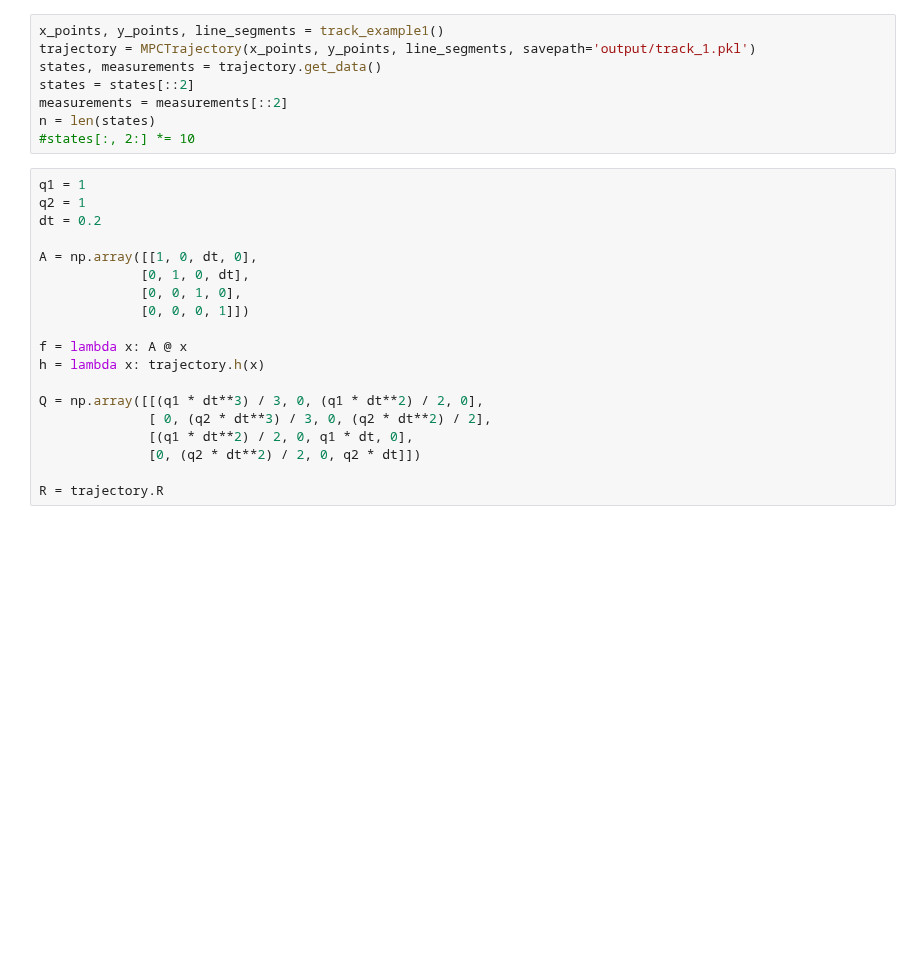
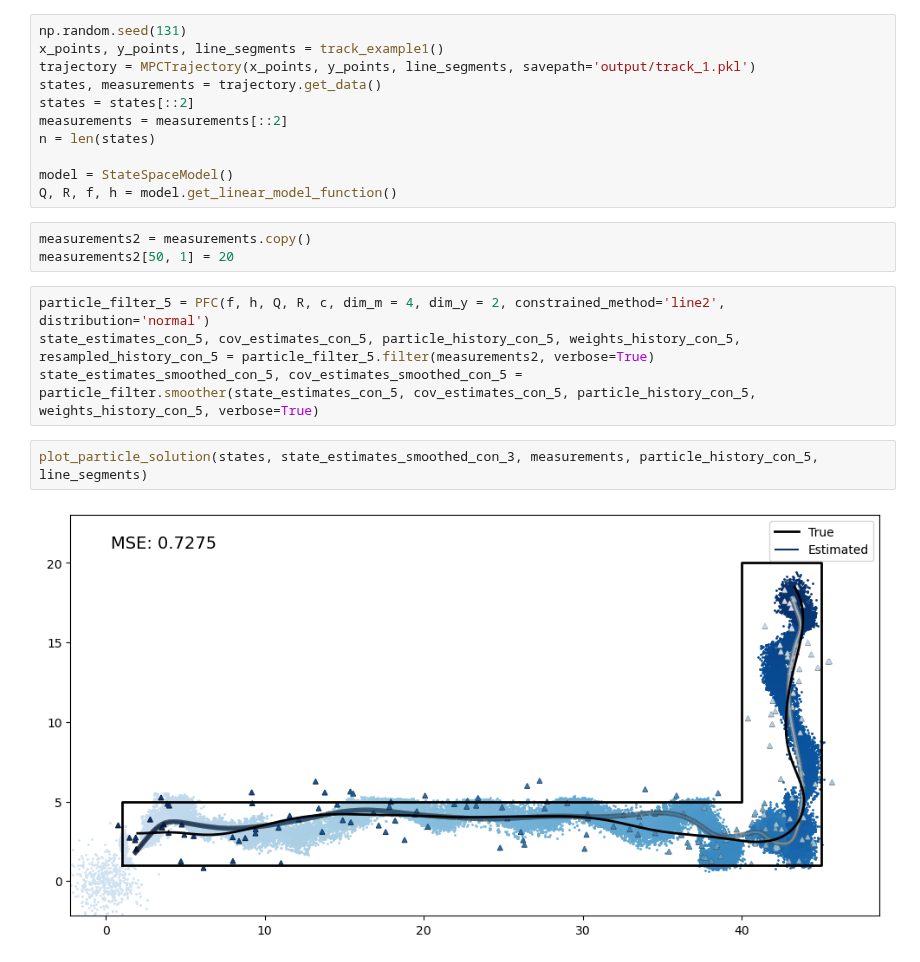
Before and after one commit to AndersGMadsen/bayesian-state-space-models, a Jupyter notebook: constrained_particle.ipynb, the cells around one changed output. Drawn from its saved outputs; the diff is of its cells as text; blank space fills up the shorter version.

```diff
--- a/constrained_particle.ipynb
+++ b/constrained_particle.ipynb
@@ -328,27 +9,22 @@ class PF_CONSTRAINED:
 # %%
+np.random.seed(131)
 x_points, y_points, line_segments = track_example1()
 trajectory = MPCTrajectory(x_points, y_points, line_segments, savepath='output/track_1.pkl')
 states, measurements = trajectory.get_data()
 states = states[::2]
 measurements = measurements[::2]
 n = len(states)
-#states[:, 2:] *= 10
+
+model = StateSpaceModel()
+Q, R, f, h = model.get_linear_model_function()
-# %%
-q1 = 1
-q2 = 1
-dt = 0.2
-
-A = np.array([[1, 0, dt, 0],
-             [0, 1, 0, dt],
-             [0, 0, 1, 0],
-             [0, 0, 0, 1]])
-
-f = lambda x: A @ x
-h = lambda x: trajectory.h(x)
-
-Q = np.array([[(q1 * dt**3) / 3, 0, (q1 * dt**2) / 2, 0],
-              [ 0, (q2 * dt**3) / 3, 0, (q2 * dt**2) / 2],
-              [(q1 * dt**2) / 2, 0, q1 * dt, 0],
-              [0, (q2 * dt**2) / 2, 0, q2 * dt]])
-
-R = trajectory.R
+# %%
+measurements2 = measurements.copy()
+measurements2[50, 1] = 20
+# %%
+particle_filter_5 = PFC(f, h, Q, R, c, dim_m = 4, dim_y = 2, constrained_method='line2', distribution='normal')
+state_estimates_con_5, cov_estimates_con_5, particle_history_con_5, weights_history_con_5, resampled_history_con_5 = particle_filter_5.filter(measurements2, verbose=True)
+state_estimates_smoothed_con_5, cov_estimates_smoothed_con_5 = particle_filter.smoother(state_estimates_con_5, cov_estimates_con_5, particle_history_con_5, weights_history_con_5, verbose=True)
+# %%
+plot_particle_solution(states, state_estimates_smoothed_con_3, measurements, particle_history_con_5, line_segments)
+# %% [output]
+[figure, added]
```
Also changed, not shown: parts of 15 cells of this notebook, 5 other files.
